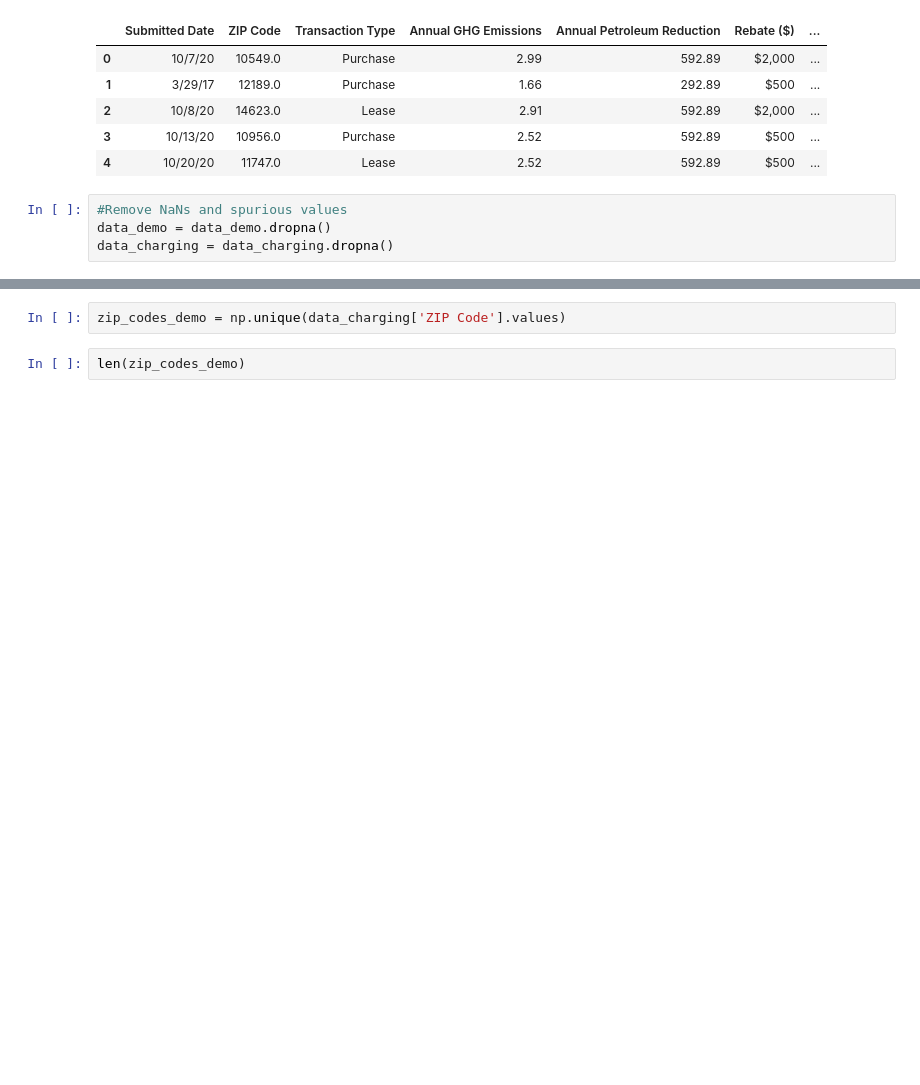
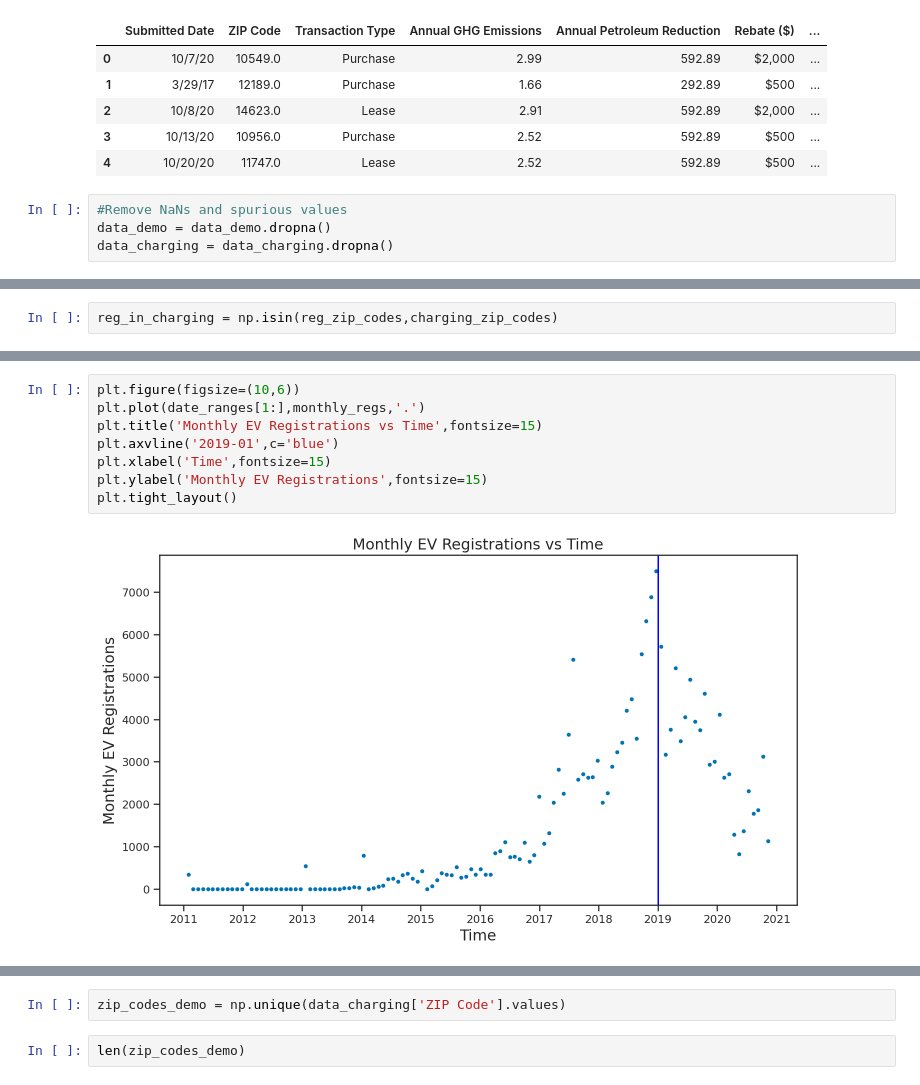
Before and after one commit to sidmohite/tdi_capstone_project, a Jupyter notebook: EV_Charging_Data.ipynb, the cells around one changed output, grey strips where cells are left out. Cells and saved outputs as stored; diff of their text form; blank space fills up the shorter version.

```diff
--- a/EV_Charging_Data.ipynb
+++ b/EV_Charging_Data.ipynb
@@ -44,0 +77,2 @@ data_charging = data_charging.dropna()
+# %%
+reg_in_charging = np.isin(reg_zip_codes,charging_zip_codes)
@@ -44,0 +117,10 @@ data_charging = data_charging.dropna()
+# %%
+plt.figure(figsize=(10,6))
+plt.plot(date_ranges[1:],monthly_regs,'.')
+plt.title('Monthly EV Registrations vs Time',fontsize=15)
+plt.axvline('2019-01',c='blue')
+plt.xlabel('Time',fontsize=15)
+plt.ylabel('Monthly EV Registrations',fontsize=15)
+plt.tight_layout()
+# %% [output]
+[figure, added]
```
Also changed, not shown: parts of 23 cells of this notebook, 7 other files.
